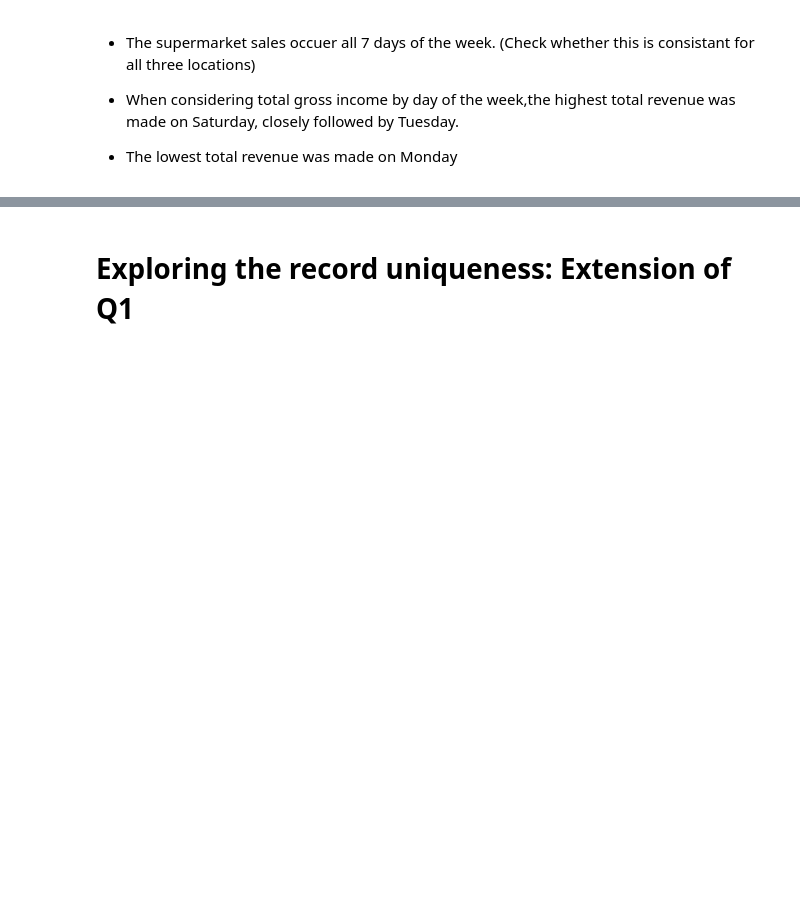
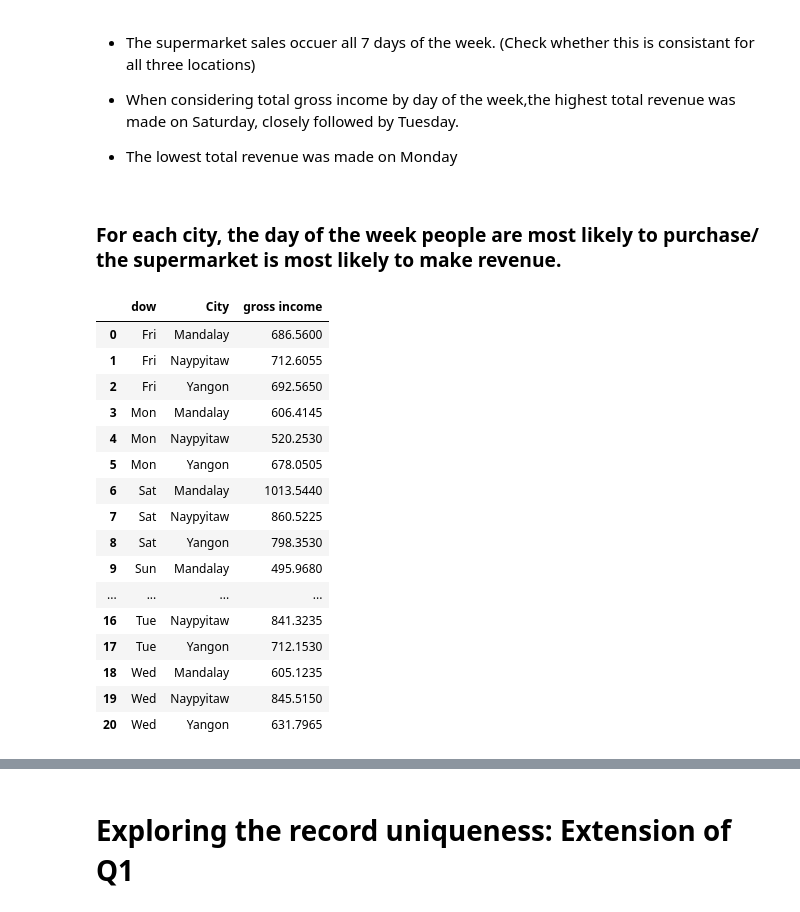
Before and after one commit to Zzzhenya/Supermarket_sales, a Jupyter notebook: Supermarket_data_exploration.ipynb, the cells around one changed output, grey strips where cells are left out. Drawn from its saved outputs; the diff is of its cells as text; code cells hidden in the pictures; blank space fills up the shorter version.

```diff
--- a/Supermarket_data_exploration.ipynb
+++ b/Supermarket_data_exploration.ipynb
@@ -995,3 +995,27 @@ sns.barplot(
 * When considering total gross income by day of the week,the highest total revenue was made on Saturday, closely followed by Tuesday.
 
 * The lowest total revenue was made on Monday
+# %% [markdown]
+### For each city, the day of the week people are most likely to purchase/ the supermarket is most likely to make revenue.
+# %%
+dow_income_city = day_of_week.groupby(["dow","City"])[["gross income"]].sum()
+dow_income_city.reset_index(inplace=True)
+dow_income_city
+# %% [output]
+|  | dow | City | gross income |
+| 0 | Fri | Mandalay | 686.5600 |
+| 1 | Fri | Naypyitaw | 712.6055 |
+| 2 | Fri | Yangon | 692.5650 |
+| 3 | Mon | Mandalay | 606.4145 |
+| 4 | Mon | Naypyitaw | 520.2530 |
+| 5 | Mon | Yangon | 678.0505 |
+| 6 | Sat | Mandalay | 1013.5440 |
+| 7 | Sat | Naypyitaw | 860.5225 |
+| 8 | Sat | Yangon | 798.3530 |
+| 9 | Sun | Mandalay | 495.9680 |
+| ... | ... | ... | ... |
+| 16 | Tue | Naypyitaw | 841.3235 |
+| 17 | Tue | Yangon | 712.1530 |
+| 18 | Wed | Mandalay | 605.1235 |
+| 19 | Wed | Naypyitaw | 845.5150 |
+| 20 | Wed | Yangon | 631.7965 |
```
Also changed, not shown: parts of 11 cells of this notebook, 1 other file.
